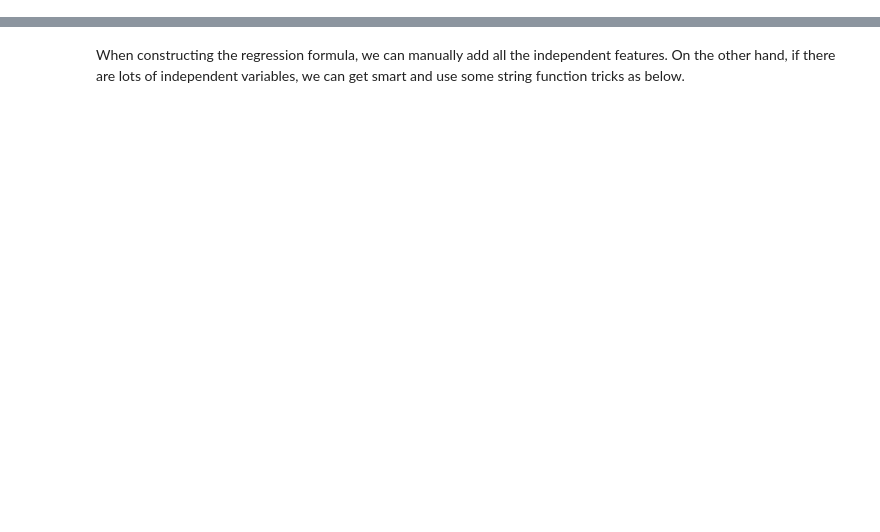
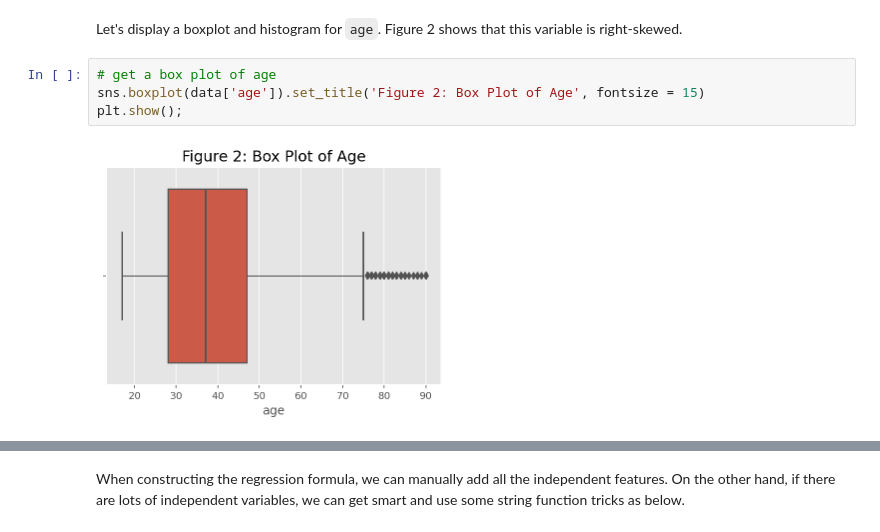
Before and after one commit to Jobi060704/Predicting-Diamond-Prices-RMIT, a Jupyter notebook: regression_case_study_predicting_age_in_census_data.ipynb, the cells around one changed output, grey strips where cells are left out. Cells and saved outputs as stored; diff of their text form; blank space fills up the shorter version.

```diff
--- a/regression_case_study_predicting_age_in_census_data.ipynb
+++ b/regression_case_study_predicting_age_in_census_data.ipynb
@@ -0,0 +489,9 @@
+# %% [markdown]
+Let's display a boxplot and histogram for `age`. Figure 2 shows that
+this variable is right-skewed.
+# %%
+# get a box plot of age
+sns.boxplot(data['age']).set_title('Figure 2: Box Plot of Age', fontsize = 15)
+plt.show();
+# %% [output]
+[figure, added]
```
Also changed, not shown: parts of 78 cells of this notebook.
